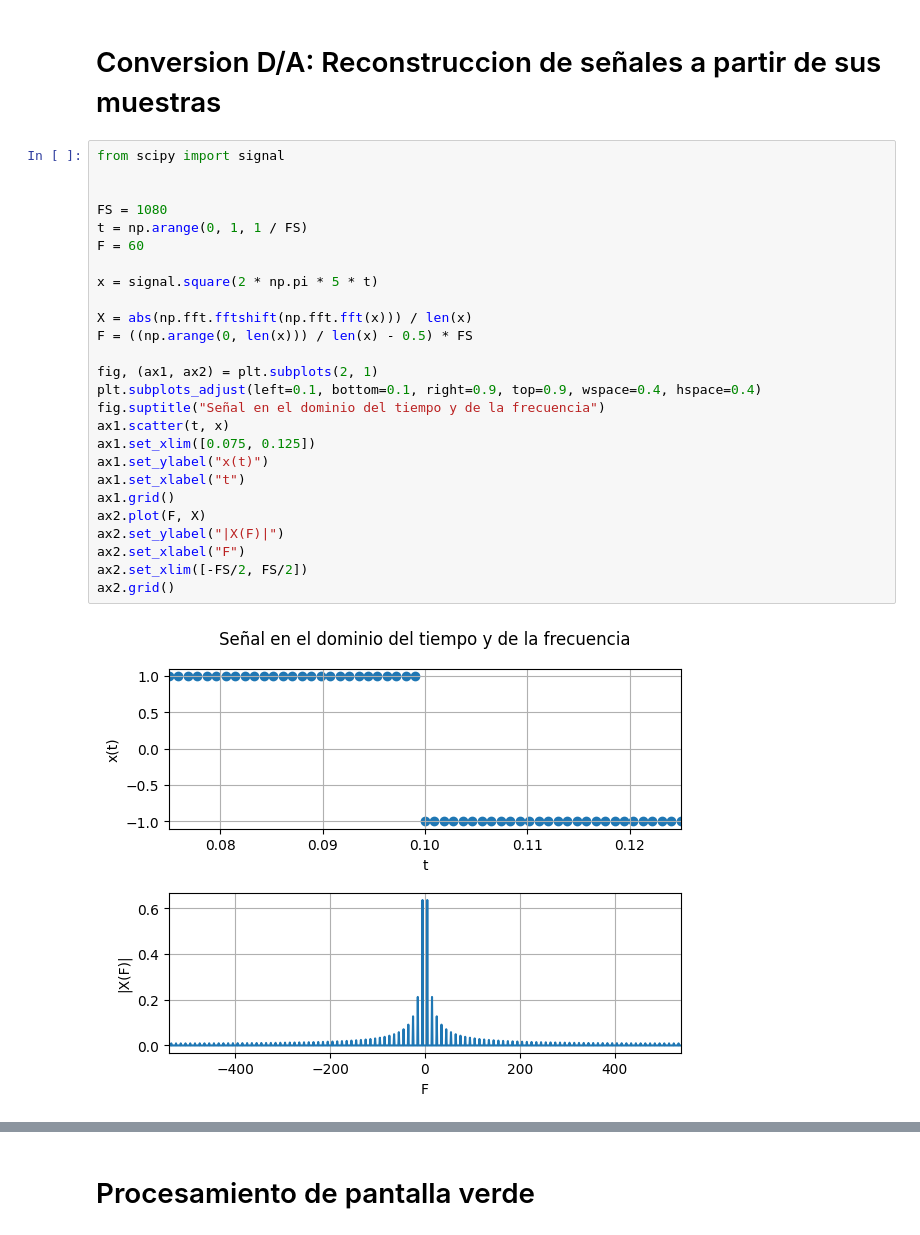
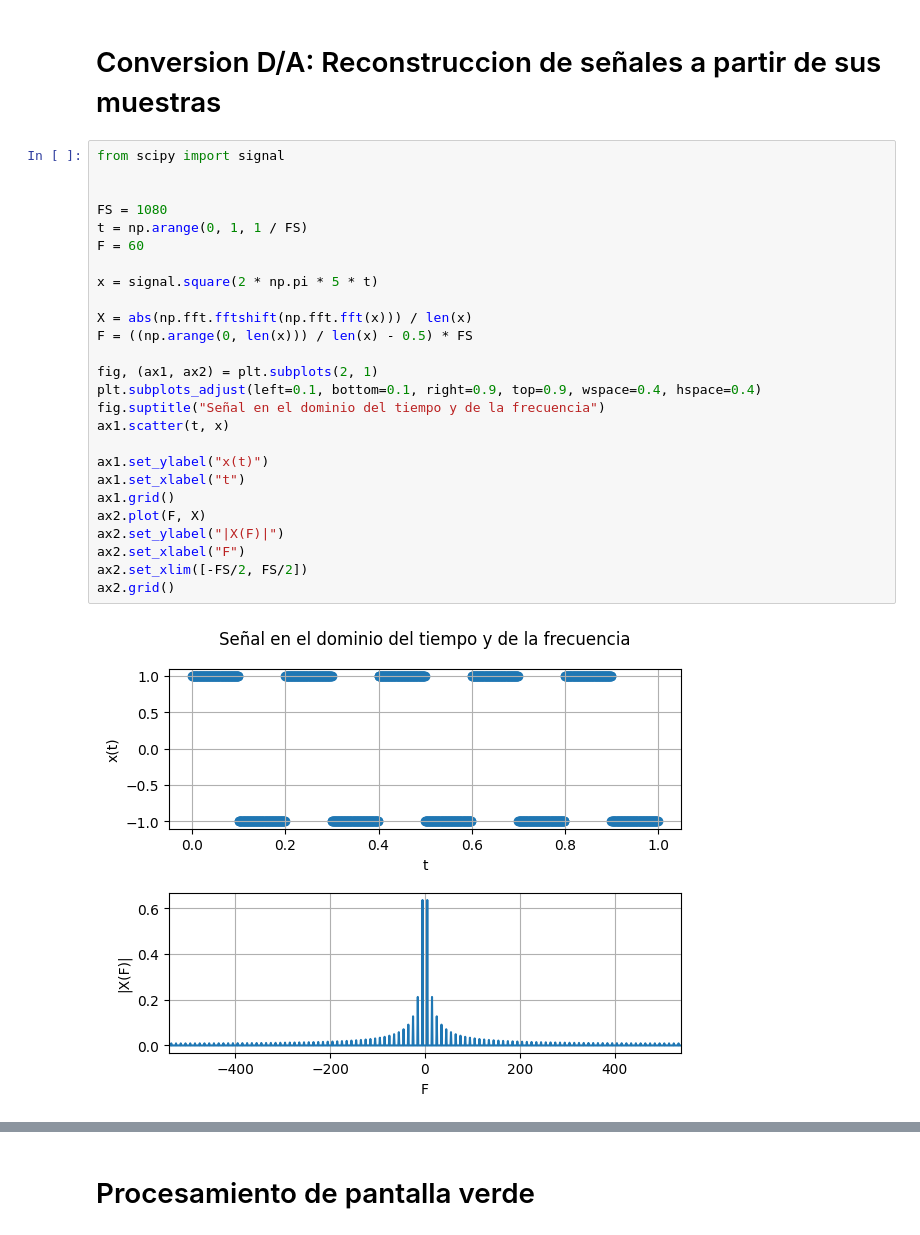
Before and after one commit to andresosorios23/digital_signal_processing, a Jupyter notebook: task_1/task.ipynb, the cells around one changed output, grey strips where cells are left out. Saved outputs shown, nothing was run; the diff lists cells and outputs as text.

```diff
--- a/task_1/task.ipynb
+++ b/task_1/task.ipynb
@@ -69,29 +148,29 @@ sd.wait()
 # %%
 from scipy import signal
 
 
 FS = 1080
 t = np.arange(0, 1, 1 / FS)
 F = 60
 
 x = signal.square(2 * np.pi * 5 * t)
 
 X = abs(np.fft.fftshift(np.fft.fft(x))) / len(x)
 F = ((np.arange(0, len(x))) / len(x) - 0.5) * FS
 
 fig, (ax1, ax2) = plt.subplots(2, 1)
 plt.subplots_adjust(left=0.1, bottom=0.1, right=0.9, top=0.9, wspace=0.4, hspace=0.4)
 fig.suptitle("Señal en el dominio del tiempo y de la frecuencia")
 ax1.scatter(t, x)
-ax1.set_xlim([0.075, 0.125])
+
 ax1.set_ylabel("x(t)")
 ax1.set_xlabel("t")
 ax1.grid()
 ax2.plot(F, X)
 ax2.set_ylabel("|X(F)|")
 ax2.set_xlabel("F")
 ax2.set_xlim([-FS/2, FS/2])
 ax2.grid()
 # %% [output]
-[figure, old version]
+[figure, new version]
 # %%
```
Also changed, not shown: parts of 21 cells of this notebook, 1 other file.
